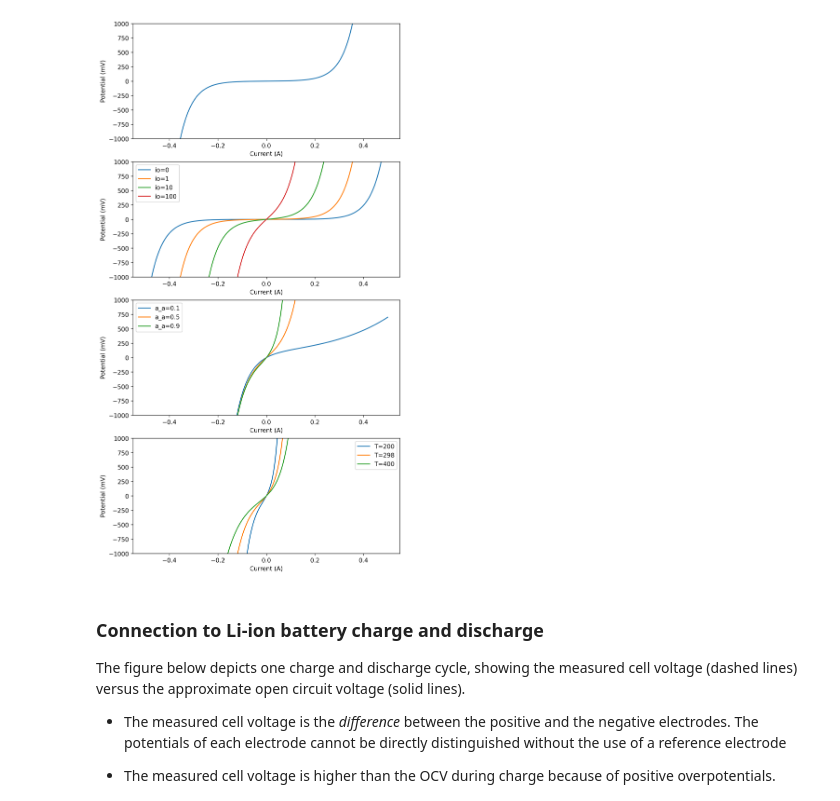
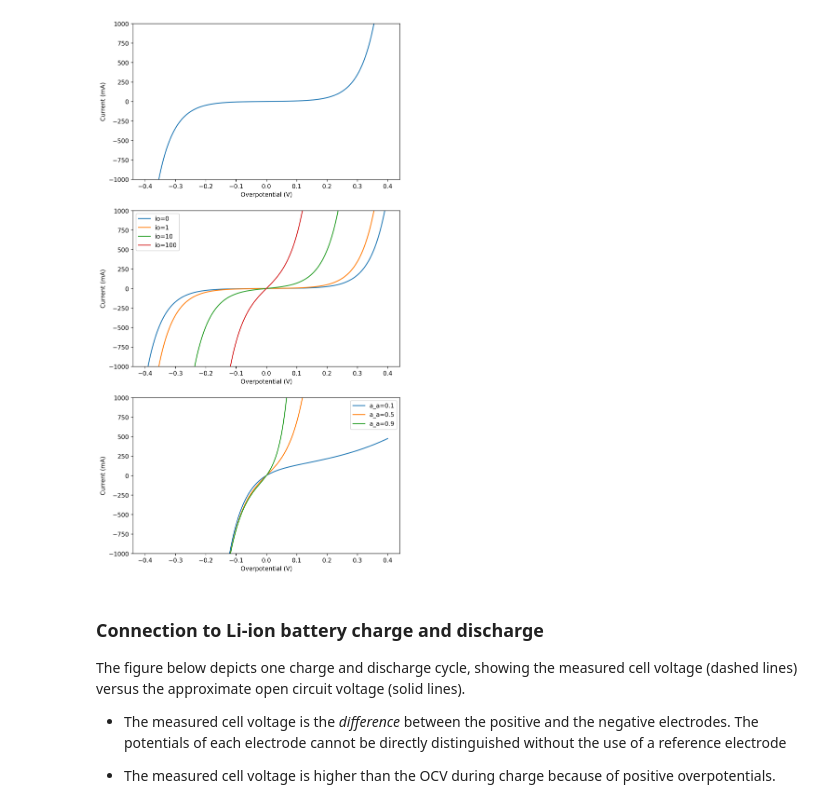
Before and after one commit to wesleykchang/Spring-2024-MEMT680, a Jupyter notebook: Spring 2024 MEMT680/Session-3.ipynb, the cells around one changed output. Drawn from its saved outputs; the diff is of its cells as text; code cells hidden in the pictures.

```diff
--- a/Spring 2024 MEMT680/Session-3.ipynb
+++ b/Spring 2024 MEMT680/Session-3.ipynb
@@ -76,55 +77,44 @@ import pandas as pd
 import numpy as np
 import matplotlib.pyplot as plt
 
-F = 96485 # Faradays Constant, C/Mol
+F = 96485 # Faradays Constant, C/mol
 R = 8.314 # Ideal Gas Constant, J/mol-K
 
 #Butler-Volmer Relationship
 def BV(eta_s, T=298.0, aa=.5, ac=.5, io=1):
     anodic = np.exp((aa)*F*eta_s/(R*T))
     cathodic = np.exp((-ac)*F*eta_s/(R*T))
     return io*(anodic-cathodic)
 
 fig = plt.figure(figsize=(8, 16), dpi=250)
-ax1 = fig.add_subplot(411)
-ax2 = fig.add_subplot(412)
-ax3 = fig.add_subplot(413)
-ax4 = fig.add_subplot(414)
+ax1 = fig.add_subplot(311)
+ax2 = fig.add_subplot(312)
+ax3 = fig.add_subplot(313)
 
-eta = np.linspace(-.5,.5,1000) # Voltage to "sweep"
+eta = np.linspace(-.4,.4,1000) # Voltage to "sweep"
 ax1.plot(eta, BV(eta)) # Plot Potential vs. Current
-ax1.set_ylabel("Potential (V)")
-ax1.set_xlabel("Current (mA)")
-ax1.set_ylim(-1000,1000)
 
 aa = 0.5
 ac = 0.5
-i0 = [0.1, 1, 10, 100]
+i0 = [0.5, 1, 10, 100]
 
 for i in i0:
     ax2.plot(eta,BV(eta,aa=aa,ac=ac,io=i),label="io=%.0f"%(i))
 ax2.legend()
-ax2.set_ylim(-1000,1000)
 
 aa = [0.1, 0.5, 0.9]
 for a in aa:
     ax3.plot(eta,BV(eta,aa=a,ac=ac,io=i),label="a_a=%.1f"%(a))
 ax3.legend()
-ax3.set_ylim(-1000,1000)
 
-T = [200, 298, 400]
-for T in T:
-    ax4.plot(eta,BV(eta,aa=a,T=T,ac=ac,io=i),label="T=%.0f"%(T))
-ax4.legend()
-ax4.set_ylim(-1000,1000)
-
-for ax in [ax1,ax2,ax3,ax4]:
-    ax.set_xlabel('Current (A)')
-    ax.set_ylabel('Potential (mV)')
+for ax in [ax1,ax2,ax3]:
+    ax.set_xlabel('Overpotential (V)')
+    ax.set_ylabel('Current (mA)')
+    ax.set_ylim(-1000,1000)
 
 plt.show()
 # %% [output]
-[figure, old version]
+[figure, new version]
 # %% [markdown]
 ### Connection to Li-ion battery charge and discharge
 
```
Also changed, not shown: parts of 4 cells of this notebook.
